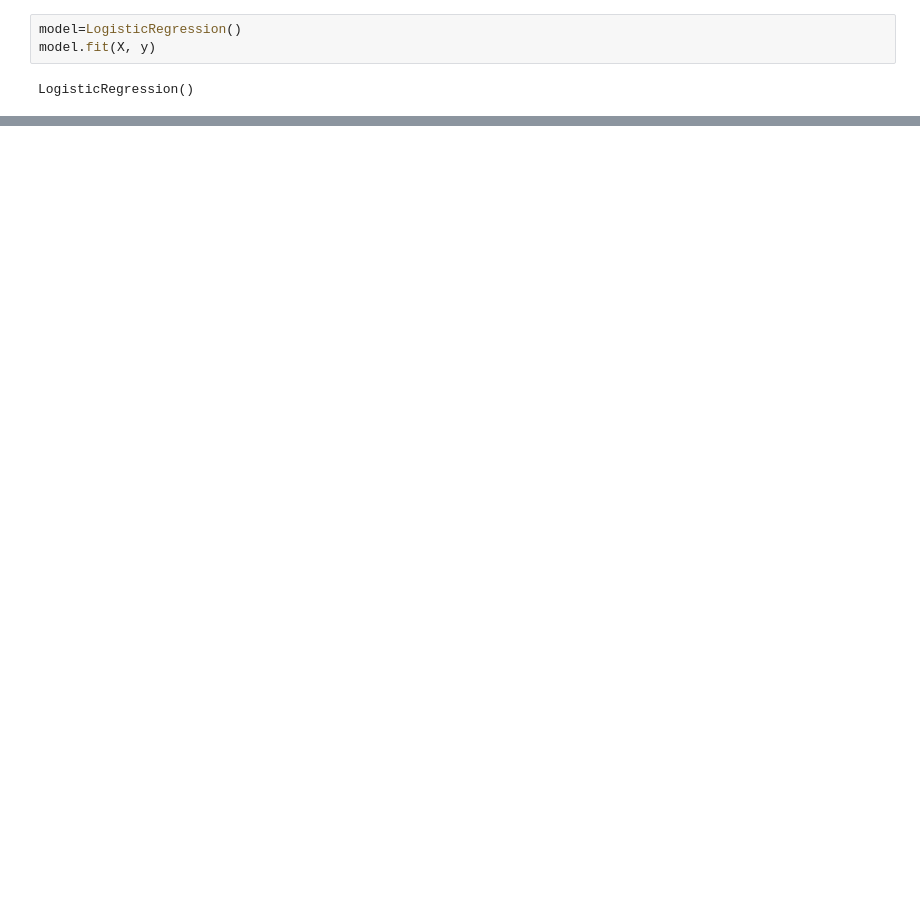
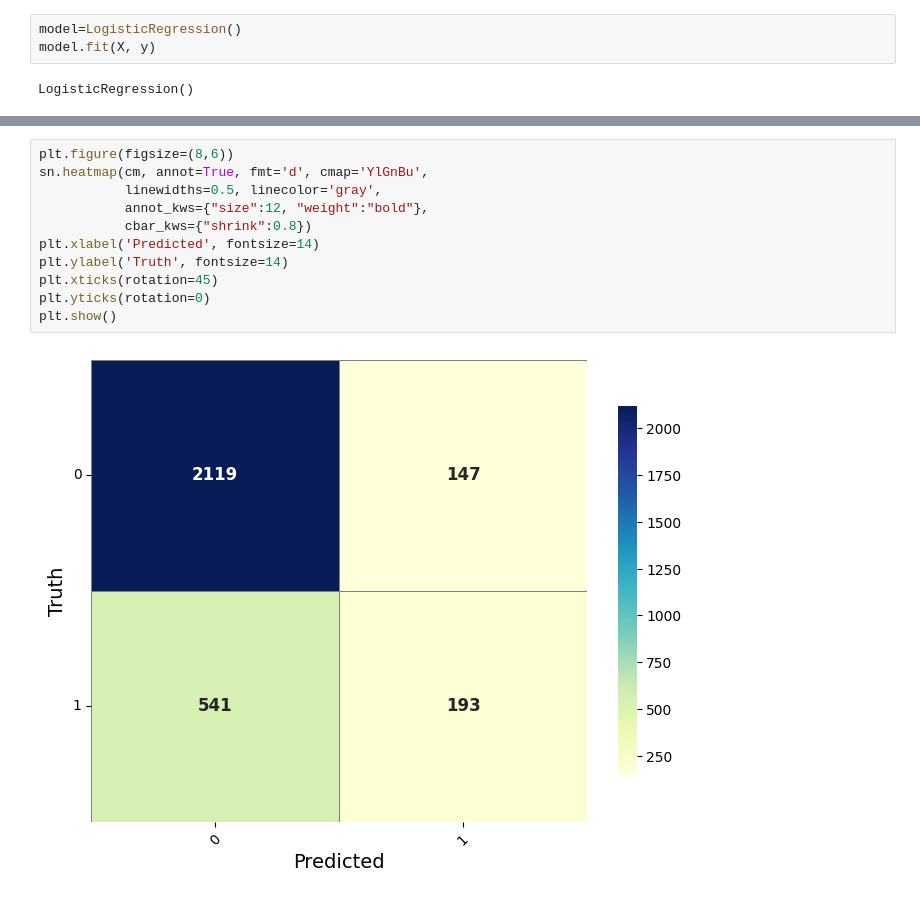
Before and after one commit to vilvapriya21/AI_ML, a Jupyter notebook: ML/4_Logistic_Regression_exercise.ipynb, the cells around one changed output, grey strips where cells are left out. Drawn from its saved outputs; the diff is of its cells as text; blank space fills up the shorter version.

```diff
--- a/ML/4_Logistic_Regression_exercise.ipynb
+++ b/ML/4_Logistic_Regression_exercise.ipynb
@@ -174,0 +192,13 @@ model.score(X_test,y_test)
+# %%
+plt.figure(figsize=(8,6))
+sn.heatmap(cm, annot=True, fmt='d', cmap='YlGnBu',
+           linewidths=0.5, linecolor='gray',
+           annot_kws={"size":12, "weight":"bold"},
+           cbar_kws={"shrink":0.8})
+plt.xlabel('Predicted', fontsize=14)
+plt.ylabel('Truth', fontsize=14)
+plt.xticks(rotation=45)
+plt.yticks(rotation=0)
+plt.show()
+# %% [output]
+[figure, added]
```
Also changed, not shown: parts of 5 cells of this notebook, 2 other files.
